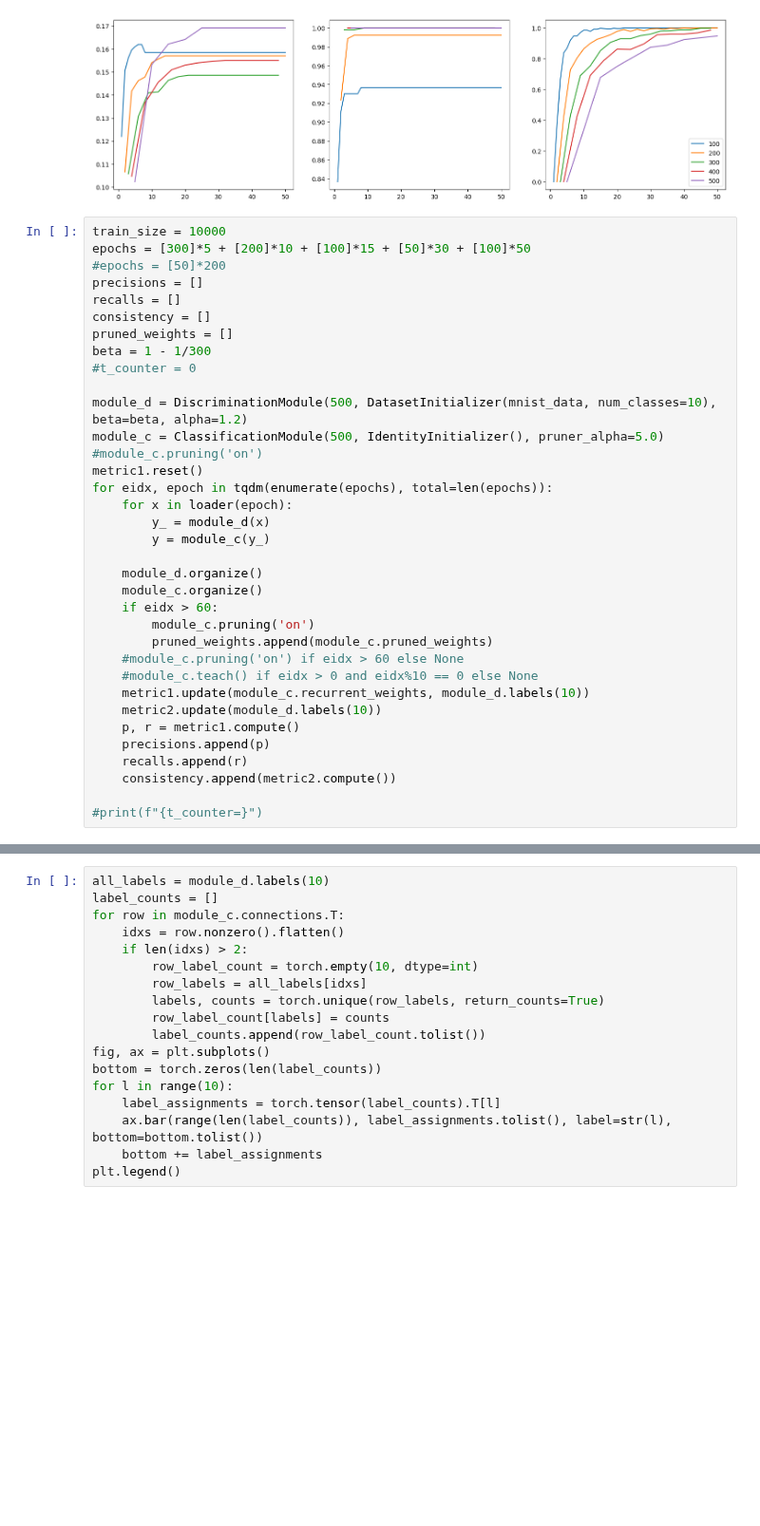
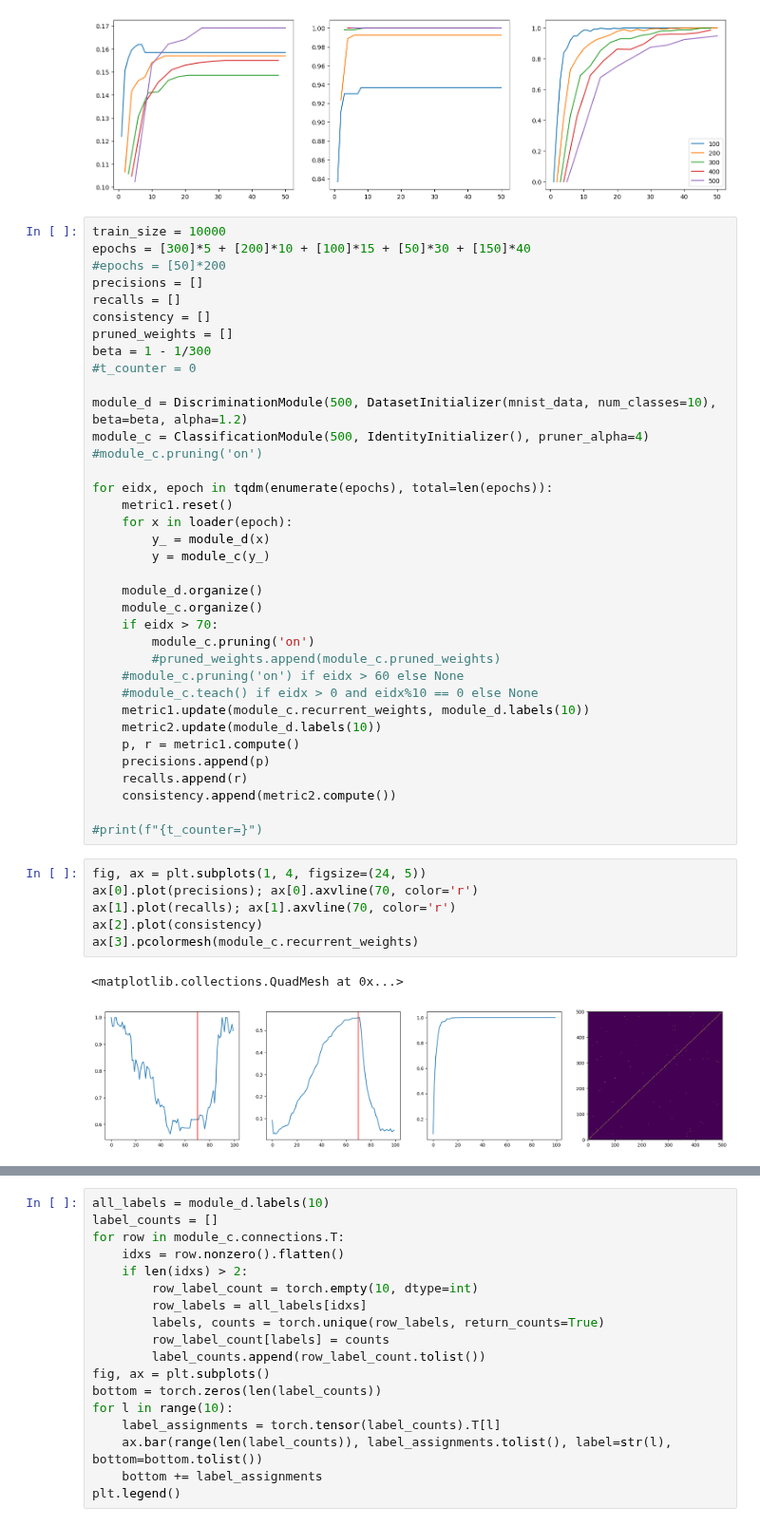
Before and after one commit to wormLove/DCNet, a Jupyter notebook: DCNet2.ipynb, the cells around one changed output, grey strips where cells are left out. Shown at 95% size. Drawn from its saved outputs; the diff is of its cells as text; blank space fills up the shorter version.

```diff
--- a/DCNet2.ipynb
+++ b/DCNet2.ipynb
@@ -78,7 +78,7 @@ plt.legend()
 [figure]
 # %%
 train_size = 10000
-epochs = [300]*5 + [200]*10 + [100]*15 + [50]*30 + [100]*50
+epochs = [300]*5 + [200]*10 + [100]*15 + [50]*30 + [150]*40
 #epochs = [50]*200
 precisions = []
 recalls = []
@@ -88,19 +88,20 @@ beta = 1 - 1/300
 #t_counter = 0
 
 module_d = DiscriminationModule(500, DatasetInitializer(mnist_data, num_classes=10), beta=beta, alpha=1.2)
-module_c = ClassificationModule(500, IdentityInitializer(), pruner_alpha=5.0)
+module_c = ClassificationModule(500, IdentityInitializer(), pruner_alpha=4)
 #module_c.pruning('on')
-metric1.reset()
+
 for eidx, epoch in tqdm(enumerate(epochs), total=len(epochs)):
+    metric1.reset()
     for x in loader(epoch):
         y_ = module_d(x)
         y = module_c(y_)
 
     module_d.organize()
     module_c.organize()
-    if eidx > 60:
+    if eidx > 70:
         module_c.pruning('on')
-        pruned_weights.append(module_c.pruned_weights)
+        #pruned_weights.append(module_c.pruned_weights)
     #module_c.pruning('on') if eidx > 60 else None
     #module_c.teach() if eidx > 0 and eidx%10 == 0 else None
     metric1.update(module_c.recurrent_weights, module_d.labels(10))
@@ -111,3 +112,12 @@ for eidx, epoch in tqdm(enumerate(epochs), total=len(epochs)):
     consistency.append(metric2.compute())
 
 #print(f"{t_counter=}")
+# %%
+fig, ax = plt.subplots(1, 4, figsize=(24, 5))
+ax[0].plot(precisions); ax[0].axvline(70, color='r')
+ax[1].plot(recalls); ax[1].axvline(70, color='r')
+ax[2].plot(consistency)
+ax[3].pcolormesh(module_c.recurrent_weights)
+# %% [output]
+<matplotlib.collections.QuadMesh at 0x...>
+[figure, added]
```
Also changed, not shown: parts of 3 cells of this notebook, 1 other file.
